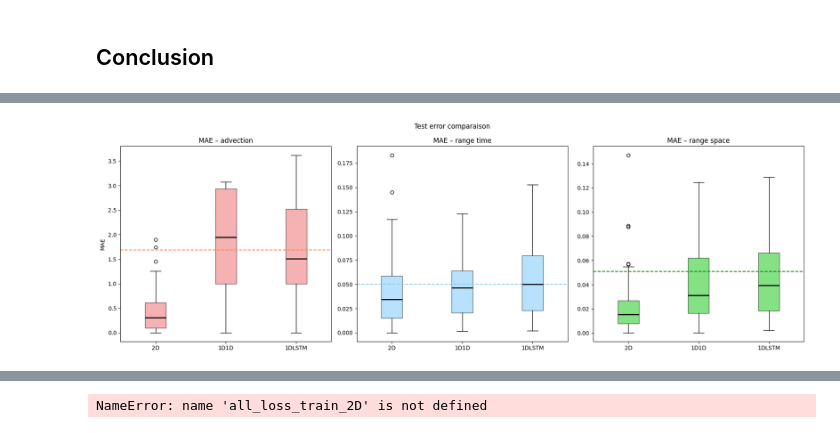
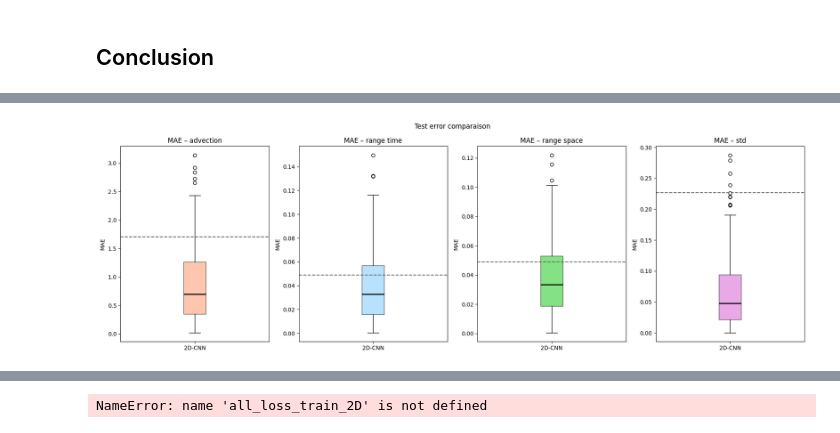
Before and after one commit to DarenXL/Neural_ST_inference, a Jupyter notebook: Code GNN/Amortized_Methods_Geostatistics_Spatio-Temporal-2D.ipynb, the cells around one changed output, grey strips where cells are left out. Cells and saved outputs as stored; diff of their text form; code cells hidden in the pictures.

```diff
--- a/Code GNN/Amortized_Methods_Geostatistics_Spatio-Temporal-2D.ipynb
+++ b/Code GNN/Amortized_Methods_Geostatistics_Spatio-Temporal-2D.ipynb
@@ -1133,13 +1267,13 @@ Test loss : [3.16666667 0.11084484 0.08942307] ± [2.20731108 0.06436333 0.05780
 # %% [markdown]
 ## Maximum likelihood
 # %%
-def matern_covariance_from_coords(coords, adv, range_time, range_space):
+def matern_covariance_from_coords(coords, adv, range_time, range_space, std):
 
-    t, s = grid
+    t, s = coords
 
     s = s + t.copy() * adv
 
-    sigma, nu = 1., 1.
+    sigma, nu = std, 1.
 
     d2 = ((t - t.T)**2 / range_time**2) + ((s - s.T)**2 / range_space**2)
     d = np.sqrt(d2 + 1e-12)
@@ -1153,8 +1287,8 @@ def matern_covariance_from_coords(coords, adv, range_time, range_space):
 def nll(theta, coords, values, eps=1e-6):
     # https://soft.mines-paristech.fr/gstlearn/demos-latest/python/Tuto_LogLikelihood.html
 
-    adv, range_time, range_space = theta
-    cov = matern_covariance_from_coords(coords, adv, range_time, range_space)
+    adv, range_time, range_space, std = theta
+    cov = matern_covariance_from_coords(coords, adv, range_time, range_space, std)
     cov += eps * np.eye(cov.shape[0])
 
     L = linalg.cholesky(cov)
@@ -1172,10 +1306,11 @@ def nll(theta, coords, values, eps=1e-6):
 # %%
 range_min, range_max = 0.05, 0.5
 adv_min, adv_max = -3, 3
+std_min, std_max = .1, 1.
 
-bounds = [(adv_min, adv_max), (range_min, range_max), (range_min, range_max)]
+bounds = [(adv_min, adv_max), (range_min, range_max), (range_min, range_max), (std_min, std_max)]
 # %%
-def mle_matern(coords, values, theta0=(0,.2, .2)):
+def mle_matern(coords, values, theta0=(0,.2, .2, .5)):
 
     def obj(theta):
         return nll(theta, coords, values)
@@ -1277,65 +1397,32 @@ NameError: name 'loss_final_train_2D' is not defined
 # %%
-methods = ['2D', '1D1D','1DLSTM'] # 'CNN-NLS'
+methods = ['2D-CNN']# , '1D1D-CNN','1DLSTM']
 
-loss_adv = [
-    abs(theta_final_test_2D[:, 0] - dataset_grid_test.get_theta()[:, 0]),
-    abs(theta_final_test_1D1D[:, 0] - dataset_grid_test.get_theta()[:, 0]),
-    abs(theta_final_test_1DLSTM[:, 0] - dataset_grid_test.get_theta()[:, 0]),
-    # all_loss_test_nls[:,0]
-]
-
-loss_range_time = [
-    abs(theta_final_test_2D[:, 1] - dataset_grid_test.get_theta()[:, 1]),
-    abs(theta_final_test_1D1D[:, 1] - dataset_grid_test.get_theta()[:, 1]),
-    abs(theta_final_test_1DLSTM[:, 1] - dataset_grid_test.get_theta()[:, 1]),
-    # all_loss_test_nls[:,1]
-]
-
-loss_range_space = [
-    abs(theta_final_test_2D[:, 2] - dataset_grid_test.get_theta()[:, 2]),
-    abs(theta_final_test_1D1D[:, 2] - dataset_grid_test.get_theta()[:, 2]),
-    abs(theta_final_test_1DLSTM[:, 2] - dataset_grid_test.get_theta()[:, 2]),
-    # all_loss_test_nls[:,1]
-]
-
-### Boxplot
-fig_box_test, axs = plt.subplots(1, 3, figsize=(18, 6))
-
-axs[0].boxplot(loss_adv, labels=methods, patch_artist=True,
-               boxprops=dict(facecolor='lightcoral', alpha=0.6),
-               medianprops=dict(linestyle='-', linewidth=2, color='black'))
-axs[0].set_title("MAE – advection")
-axs[0].set_ylabel("MAE")
-
-axs[1].boxplot(loss_range_time, labels=methods, patch_artist=True,
-               boxprops=dict(facecolor='lightskyblue', alpha=0.6),
-               medianprops=dict(linestyle='-', linewidth=2, color='black'))
-axs[1].set_title("MAE – range time")
-
-axs[2].boxplot(loss_range_space, labels=methods, patch_artist=True,
-               boxprops=dict(facecolor='limegreen', alpha=0.6),
-               medianprops=dict(linestyle='-', linewidth=2, color='black'))
-axs[2].set_title("MAE – range space")
-
+fig_box_test, axs = plt.subplots(1, len(theta_names), figsize=(18, 6))
 based, _ = baseline_mae(dataset_grid)
 
-axs[0].axhline(based[0],color='coral', ls='--', label='avection baseline')
-axs[1].axhline(based[1],color='skyblue', ls='--', label='range time baseline')
-axs[2].axhline(based[2],color='green', ls='--', label='range space baseline')
+for i, name in enumerate(theta_names):
 
-fig_box_test.suptitle("Test error comparaison")
+    losses = [
+        abs(theta_final_test_2D[:, i] - dataset_grid_test.get_theta()[:, i]),
+        # abs(theta_final_test_1D1D[:, 0] - dataset_grid_test.get_theta()[:, 0]),
+        # abs(theta_final_test_1DLSTM[:, 0] - dataset_grid_test.get_theta()[:, 0]),
+        # all_loss_test_nls[:,0]
+    ]
+
+    axs[i].boxplot(losses, tick_labels=methods, patch_artist=True,
+                   boxprops=dict(facecolor=theta_colors[name]['test'], alpha=0.6),
+                   medianprops=dict(linestyle='-', linewidth=2, color='black'))
+    axs[i].set_title("MAE – "+name)
+    axs[i].set_ylabel("MAE")
+
+    axs[i].axhline(based[i],color=theta_colors[name]['baseline'], ls='--', label='baseline '+name)
+    # axs[i].legend()
+
+plt.suptitle("Test error comparaison")
 plt.tight_layout()
 plt.show()
 
 # fig_box_test.savefig(res_path+"/conclusion_graphs"+"/score_test.pdf", format="pdf", bbox_inches="tight")
 fig_box_test.savefig(res_path+"/conclusion_graphs"+"/score_test.png", format="png", bbox_inches="tight")
-
-axs[0].set_ylim(top=based[0]+.05)
-axs[1].set_ylim(top=based[1]+.05)
-axs[2].set_ylim(top=based[2]+.05)
-
-fig_box_test.suptitle("Test error comparaison cropped")
-
-fig_box_test.savefig(res_path+"/conclusion_graphs"+"/score_test_cropped.png", format="png", bbox_inches="tight")
 # %% [output]
-[figure, old version]
+[figure, new version]
```
Also changed, not shown: parts of 52 cells of this notebook, 3 other files.
